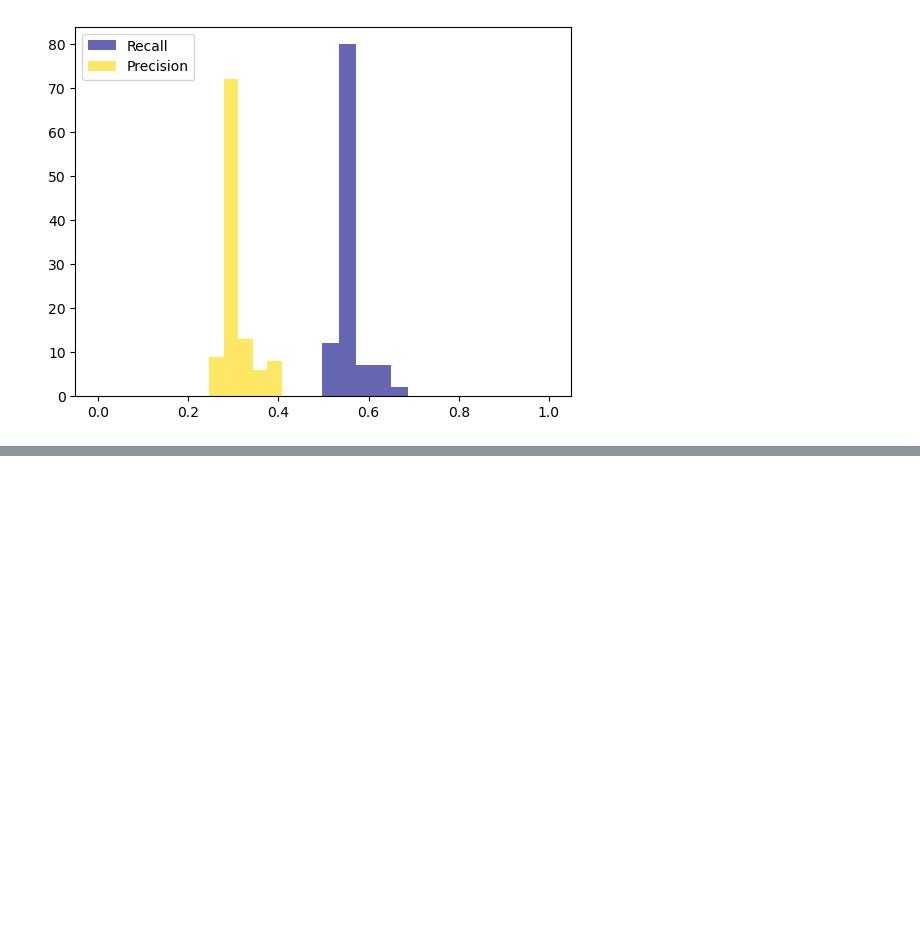
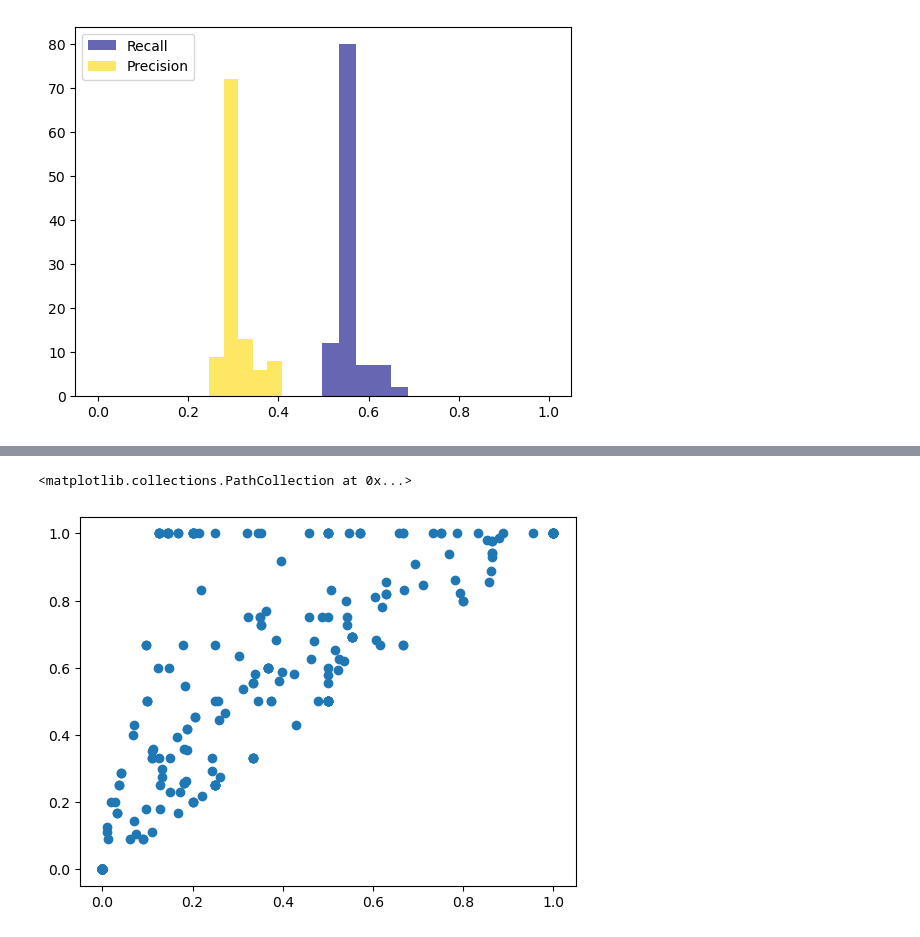
Before and after one commit to sys-bio/AMAS, a Jupyter notebook: notebooks/REF_results4figures_tables.ipynb, the cells around one changed output, grey strips where cells are left out. Cells and saved outputs as stored; diff of their text form; code cells hidden in the pictures; blank space fills up the shorter version.

```diff
--- a/notebooks/REF_results4figures_tables.ipynb
+++ b/notebooks/REF_results4figures_tables.ipynb
@@ -648,0 +702,5 @@ plt.savefig(os.path.join(FIGURE_DIR, 'bigg_reac_hist.png'), dpi=300,
+# %%
+plt.scatter(df_ave_biomd_spec_results['precision'], df_ave_biomd_spec_results['recall'])
+# %% [output]
+<matplotlib.collections.PathCollection at 0x...>
+[figure, added]
```
Also changed, not shown: parts of 32 cells of this notebook, 2 other files.
